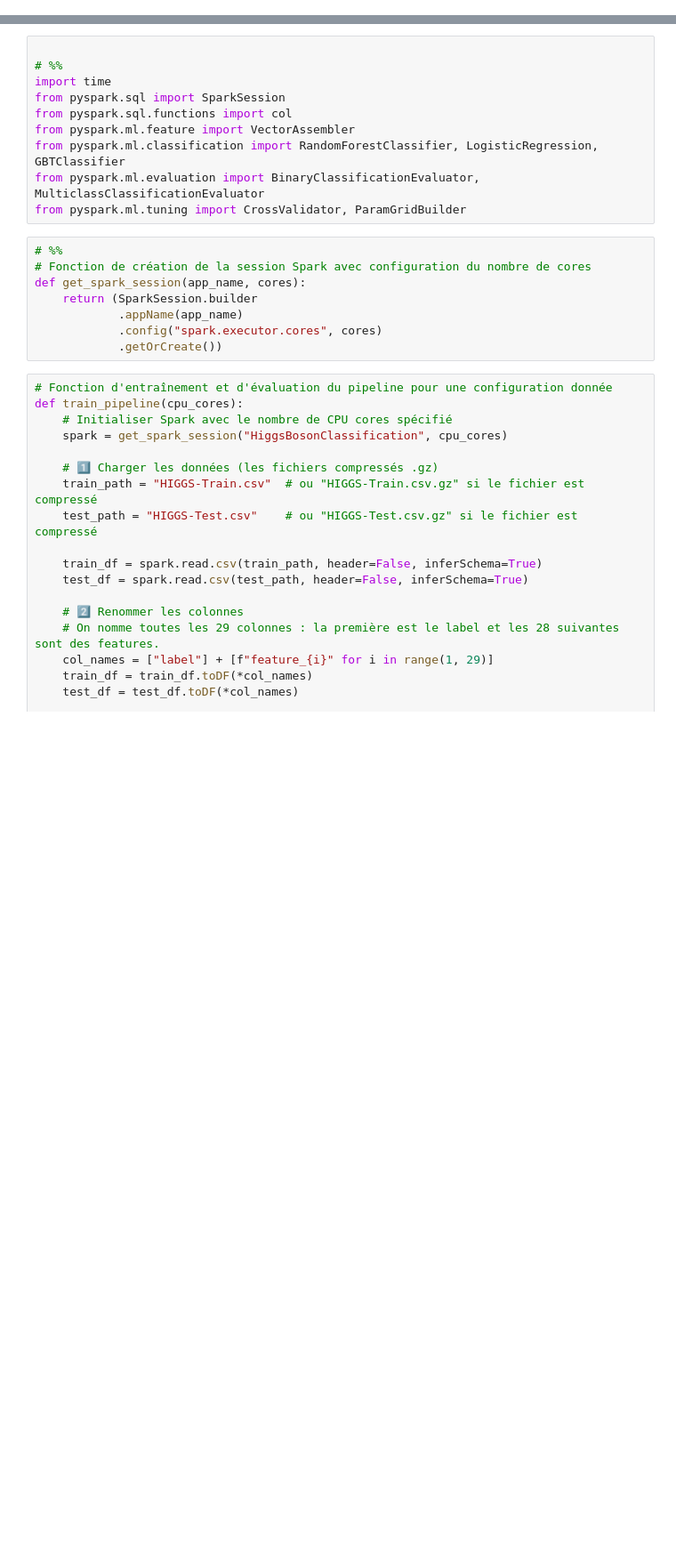
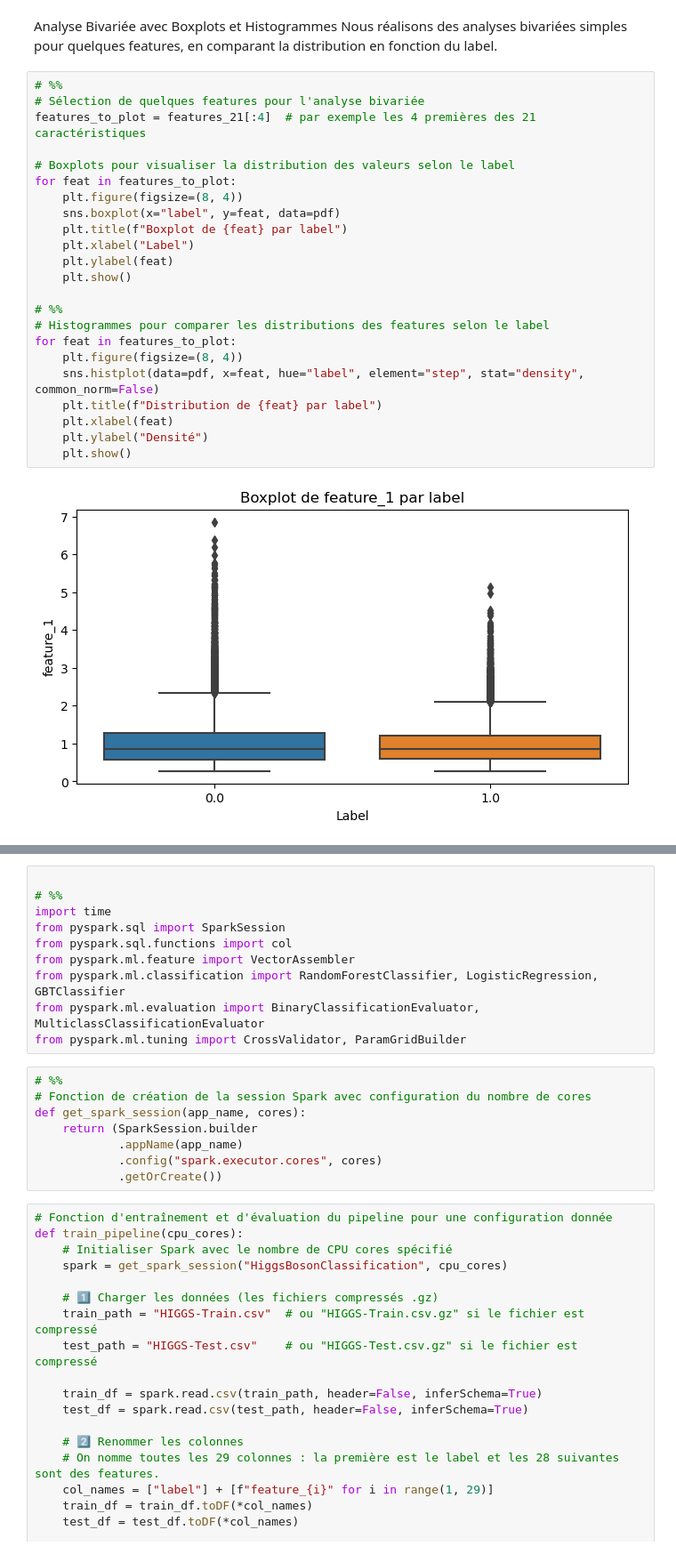
Before and after one commit to M-ustapha/Projet-Higgs, a Jupyter notebook: code-modifier_cpu.ipynb, the cells around one changed output, grey strips where cells are left out. Shown: that part at 89% size. Cells and saved outputs as stored; diff of their text form; blank space fills up the shorter version.

Commit message:
analyse

```diff
--- a/code-modifier_cpu.ipynb
+++ b/code-modifier_cpu.ipynb
@@ -0,0 +131,28 @@
+# %% [markdown]
+Analyse Bivariée avec Boxplots et Histogrammes
+Nous réalisons des analyses bivariées simples pour quelques features, en comparant la distribution en fonction du label.
+# %%
+# %%
+# Sélection de quelques features pour l'analyse bivariée
+features_to_plot = features_21[:4]  # par exemple les 4 premières des 21 caractéristiques
+
+# Boxplots pour visualiser la distribution des valeurs selon le label
+for feat in features_to_plot:
+    plt.figure(figsize=(8, 4))
+    sns.boxplot(x="label", y=feat, data=pdf)
+    plt.title(f"Boxplot de {feat} par label")
+    plt.xlabel("Label")
+    plt.ylabel(feat)
+    plt.show()
+
+# %%
+# Histogrammes pour comparer les distributions des features selon le label
+for feat in features_to_plot:
+    plt.figure(figsize=(8, 4))
+    sns.histplot(data=pdf, x=feat, hue="label", element="step", stat="density", common_norm=False)
+    plt.title(f"Distribution de {feat} par label")
+    plt.xlabel(feat)
+    plt.ylabel("Densité")
+    plt.show()
+# %% [output]
+[figure, added]
```
Also changed, not shown: parts of 12 cells of this notebook, 1 other file.
